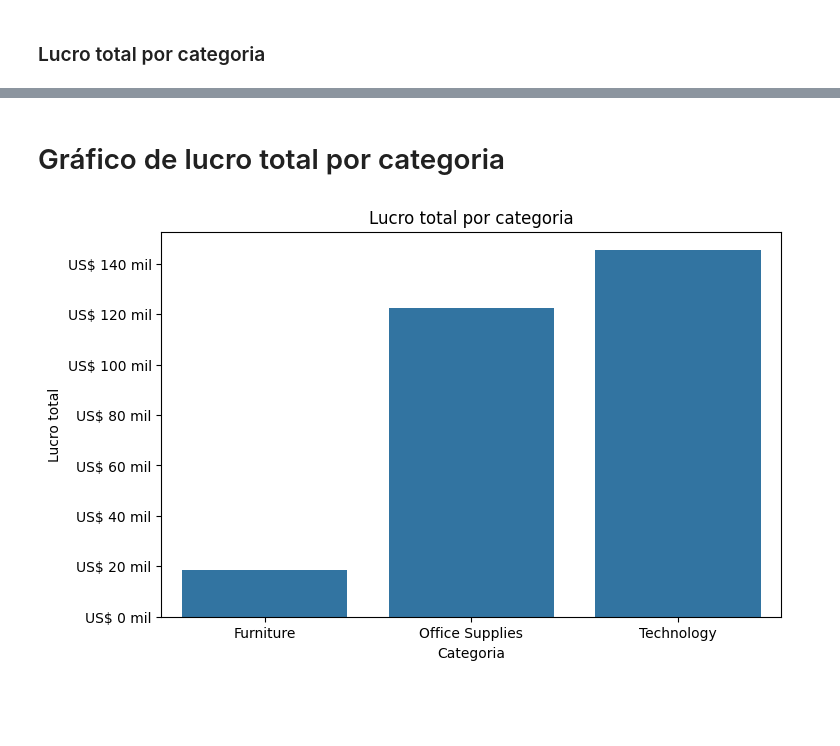
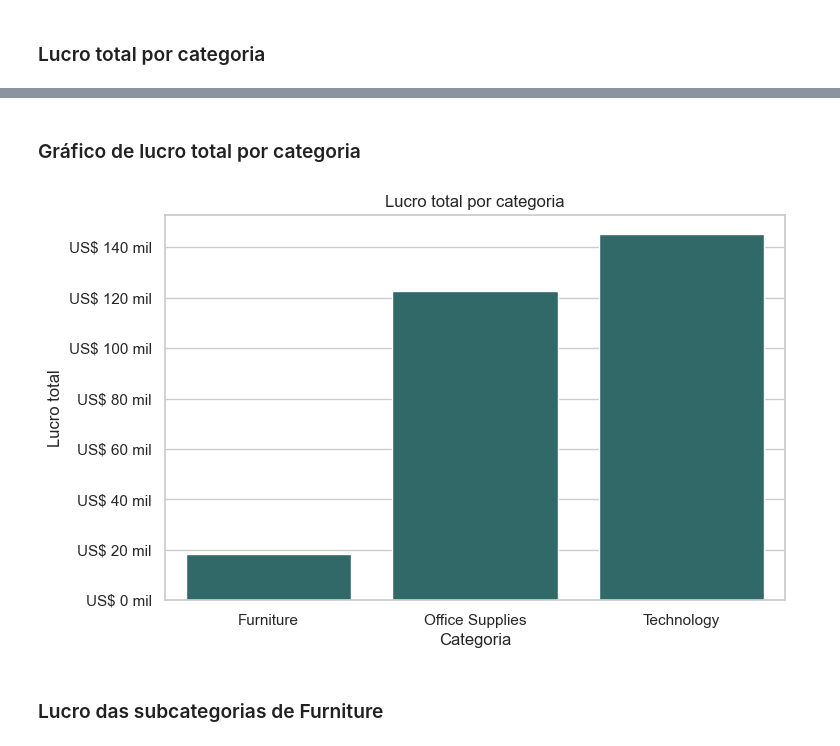
Before and after one commit to Mattanatecn/projetoanalisevendas-SAMPLE-SUPERSTORE, a Jupyter notebook: notebooks/visualizacoes.ipynb, the cells around one changed output, grey strips where cells are left out. Cells and saved outputs as stored; diff of their text form; code cells hidden in the pictures; blank space fills up the shorter version.

Commit message:
conclui visualizacoes principais

```diff
--- a/notebooks/visualizacoes.ipynb
+++ b/notebooks/visualizacoes.ipynb
@@ -5,6 +5,16 @@ Este notebook transforma os dados da análise final em uma prévia das visualiza
 # %%
 import pandas as pd, matplotlib.pyplot as plt, seaborn as sns
 from matplotlib.ticker import FuncFormatter
+# %%
+sns.set_theme(
+    style='whitegrid',
+    context='notebook'
+)
+
+COR_PRINCIPAL = '#287271'
+COR_DESTAQUE = '#E9C46A'
+COR_NEGATIVA = '#C94C4C'
+COR_REFERENCIA = '#333333'
 # %%
 def carregar_dados(caminho):
     dados=pd.read_csv(caminho,encoding='utf-8',parse_dates=['Order Date', 'Ship Date'])
@@ -61,21 +67,24 @@ lucro_total_categoria=(
 # %% [markdown]
-# Gráfico de lucro total por categoria
+### Gráfico de lucro total por categoria
 # %%
 plt.figure(figsize=(8, 5))
 
 ax=sns.barplot(
     data=lucro_total_categoria,
     x='Category',
-    y='Profit'
+    y='Profit',
+    color=COR_PRINCIPAL
 )
 
 ax.yaxis.set_major_formatter(
     FuncFormatter(lambda valor, _: f'US$ {valor / 1000:.0f} mil')
 )
 
 plt.title('Lucro total por categoria')
 plt.xlabel('Categoria')
 plt.ylabel('Lucro total')
 plt.show()
 # %% [output]
-[figure, old version]
+[figure, new version]
+# %% [markdown]
+### Lucro das subcategorias de Furniture
```
Also changed, not shown: parts of 25 cells of this notebook, 1 other file.
